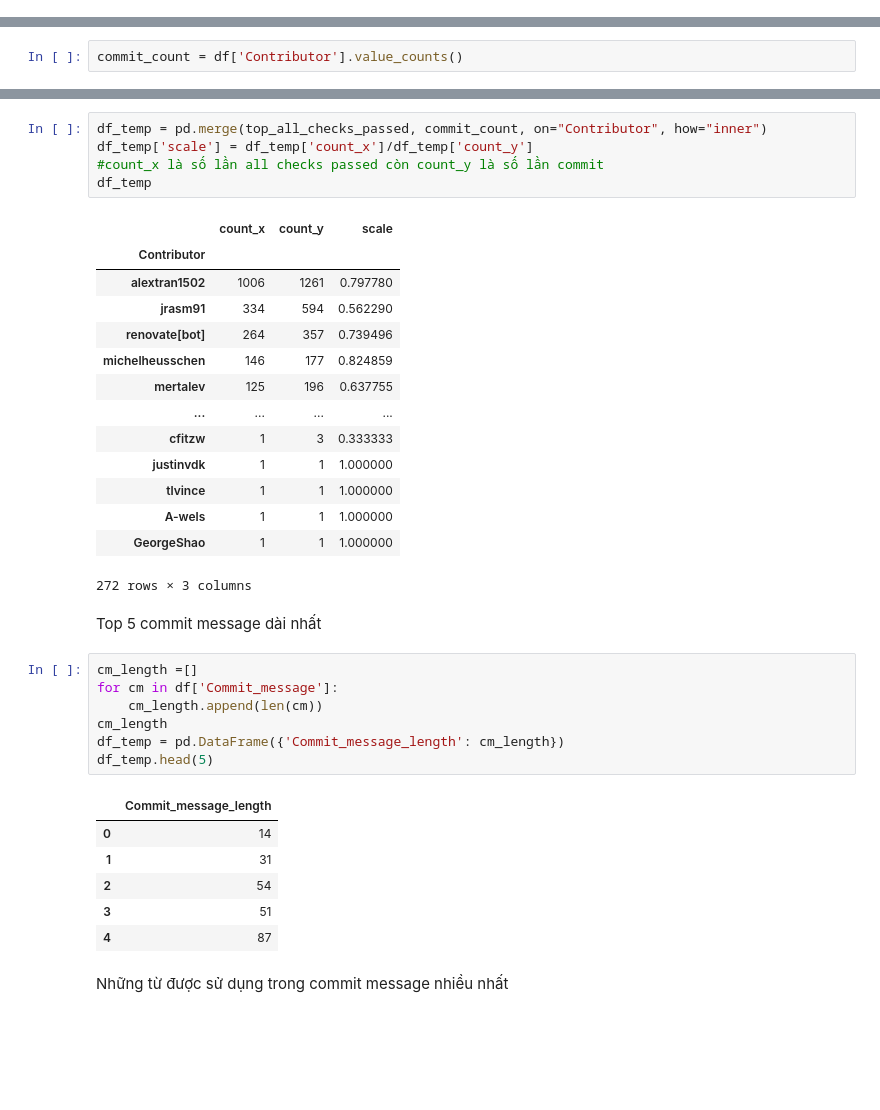
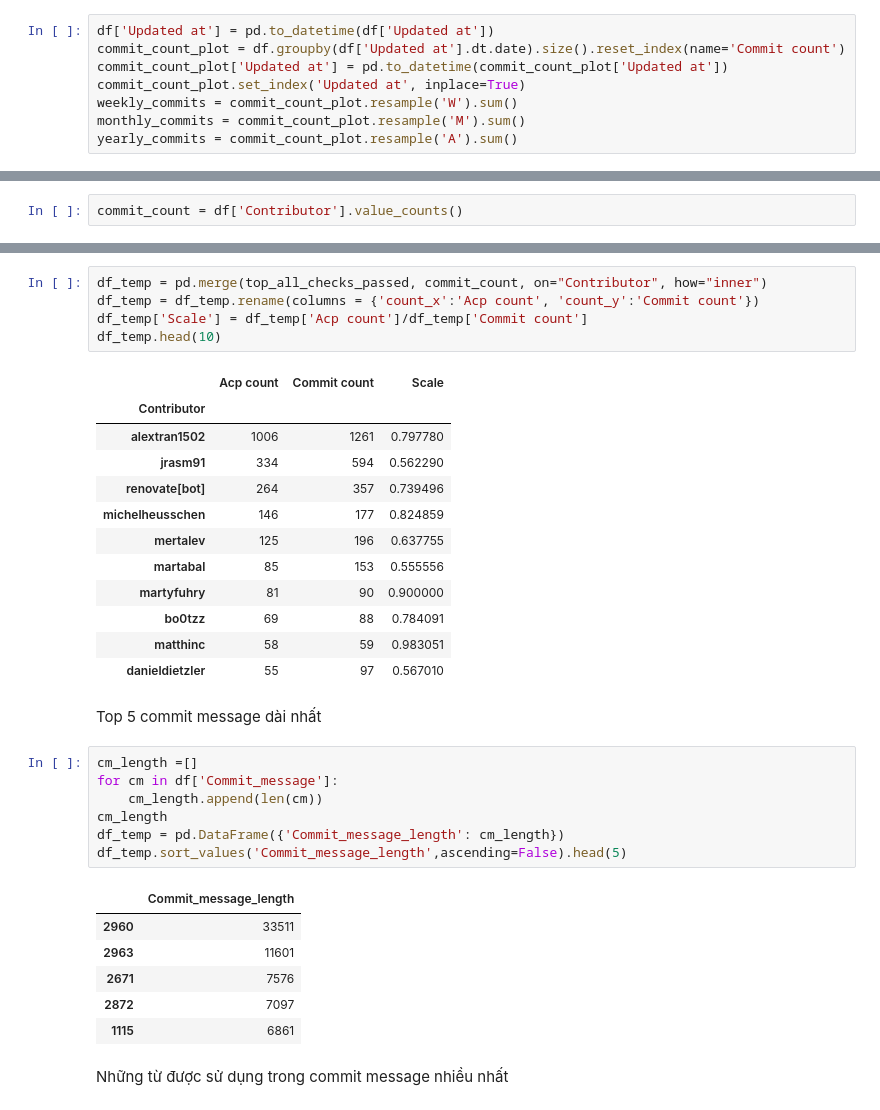
Before and after one commit to bokuwakira1411/PythonDataAnalysis, a Jupyter notebook: dataAnalyst.ipynb, the cells around one changed output, grey strips where cells are left out. Cells and saved outputs as stored; diff of their text form; blank space fills up the shorter version.

```diff
--- a/dataAnalyst.ipynb
+++ b/dataAnalyst.ipynb
@@ -153,0 +60,8 @@ plt.show()
+# %%
+df['Updated at'] = pd.to_datetime(df['Updated at'])
+commit_count_plot = df.groupby(df['Updated at'].dt.date).size().reset_index(name='Commit count')
+commit_count_plot['Updated at'] = pd.to_datetime(commit_count_plot['Updated at'])
+commit_count_plot.set_index('Updated at', inplace=True)
+weekly_commits = commit_count_plot.resample('W').sum()
+monthly_commits = commit_count_plot.resample('M').sum()
+yearly_commits = commit_count_plot.resample('A').sum()
@@ -359,24 +256,22 @@ mertalev            125
 Name: count, dtype: int64
 # %%
 df_temp = pd.merge(top_all_checks_passed, commit_count, on="Contributor", how="inner")
-df_temp['scale'] = df_temp['count_x']/df_temp['count_y']
-#count_x là số lần all checks passed còn count_y là số lần commit
-df_temp
+df_temp = df_temp.rename(columns = {'count_x':'Acp count', 'count_y':'Commit count'})
+df_temp['Scale'] = df_temp['Acp count']/df_temp['Commit count']
+df_temp.head(10)
 # %% [output]
-|  | count_x | count_y | scale |
+|  | Acp count | Commit count | Scale |
 | Contributor |  |  |  |
 | alextran1502 | 1006 | 1261 | 0.797780 |
 | jrasm91 | 334 | 594 | 0.562290 |
 | renovate[bot] | 264 | 357 | 0.739496 |
 | michelheusschen | 146 | 177 | 0.824859 |
 | mertalev | 125 | 196 | 0.637755 |
-| ... | ... | ... | ... |
-| cfitzw | 1 | 3 | 0.333333 |
-| justinvdk | 1 | 1 | 1.000000 |
-| tlvince | 1 | 1 | 1.000000 |
-| A-wels | 1 | 1 | 1.000000 |
-| GeorgeShao | 1 | 1 | 1.000000 |
+| martabal | 85 | 153 | 0.555556 |
+| martyfuhry | 81 | 90 | 0.900000 |
+| bo0tzz | 69 | 88 | 0.784091 |
+| matthinc | 58 | 59 | 0.983051 |
+| danieldietzler | 55 | 97 | 0.567010 |
-272 rows × 3 columns
 # %% [markdown]
 Top 5 commit message dài nhất
 # %%
@@ -385,14 +280,14 @@ for cm in df['Commit_message']:
     cm_length.append(len(cm))
 cm_length
 df_temp = pd.DataFrame({'Commit_message_length': cm_length})
-df_temp.head(5)
+df_temp.sort_values('Commit_message_length',ascending=False).head(5)
 # %% [output]
 |  | Commit_message_length |
-| 0 | 14 |
-| 1 | 31 |
-| 2 | 54 |
-| 3 | 51 |
-| 4 | 87 |
+| 2960 | 33511 |
+| 2963 | 11601 |
+| 2671 | 7576 |
+| 2872 | 7097 |
+| 1115 | 6861 |
 # %% [markdown]
 Những từ được sử dụng trong commit message nhiều nhất
 # %%
```
Also changed, not shown: parts of 78 cells of this notebook, 3 other files.
